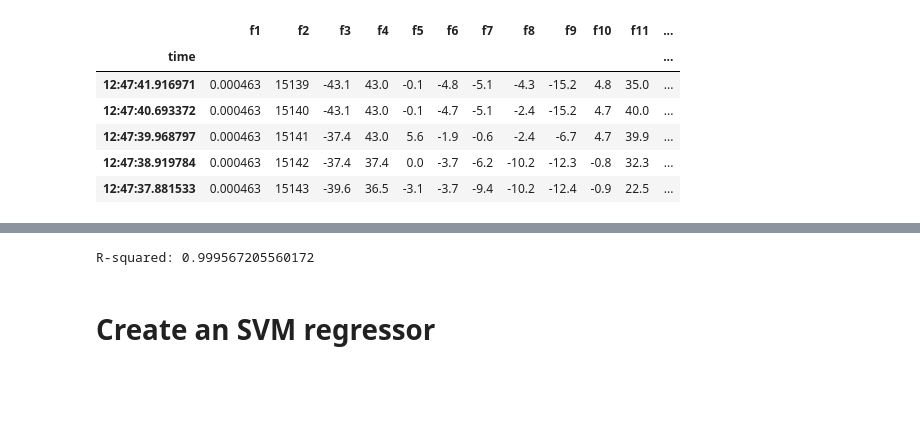
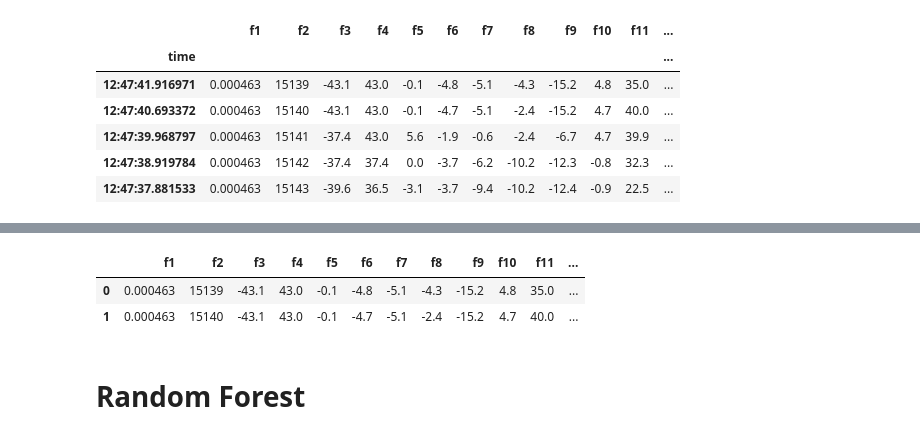
Before and after one commit to maqboolkazmii/ML1BootCamp, a Jupyter notebook: Day13_interview_Question/datacleaning.ipynb, the cells around one changed output, grey strips where cells are left out. Drawn from its saved outputs; the diff is of its cells as text; code cells hidden in the pictures; blank space fills up the shorter version.

Commit message:
Ml model on stock data

```diff
--- a/Day13_interview_Question/datacleaning.ipynb
+++ b/Day13_interview_Question/datacleaning.ipynb
@@ -367,0 +367,3 @@ y =df1['last_price']
+# %%
+
+df2['price_increase'] = (df1['last_price'] > df1['last_price'].shift()).map({True: 1, False: 0})
@@ -367,0 +386,7 @@ y =df1['last_price']
+# %%
+X = df2.drop(['price_increase'] , axis=1).reset_index(drop=True)
+X.head(2)
+# %% [output]
+|  | f1 | f2 | f3 | f4 | f5 | f6 | f7 | f8 | f9 | f10 | f11 | ... |
+| 0 | 0.000463 | 15139 | -43.1 | 43.0 | -0.1 | -4.8 | -5.1 | -4.3 | -15.2 | 4.8 | 35.0 | ... |
+| 1 | 0.000463 | 15140 | -43.1 | 43.0 | -0.1 | -4.7 | -5.1 | -2.4 | -15.2 | 4.7 | 40.0 | ... |
@@ -368,18 +395,8 @@ y =df1['last_price']
+# %% [markdown]
+# Random Forest
 # %%
 from sklearn.model_selection import train_test_split
-from sklearn.linear_model import LinearRegression
-from sklearn.metrics import accuracy_score
-
+from sklearn.ensemble import RandomForestClassifier
+from sklearn.metrics import accuracy_score, confusion_matrix
 
 X_train, X_test, y_train, y_test = train_test_split(X, y, test_size=0.2, random_state=42)
-
-model = LinearRegression()
-model.fit(X_train, y_train)
-y_pred = model.predict(X_test)
-accuracy = model.score(X_test, y_test)
-
-print(f'R-squared: {accuracy}')
-# %% [output]
-R-squared: 0.999567205560172
-# %% [markdown]
-# Create an SVM regressor
```
Also changed, not shown: parts of 15 cells of this notebook, 4 other files.
